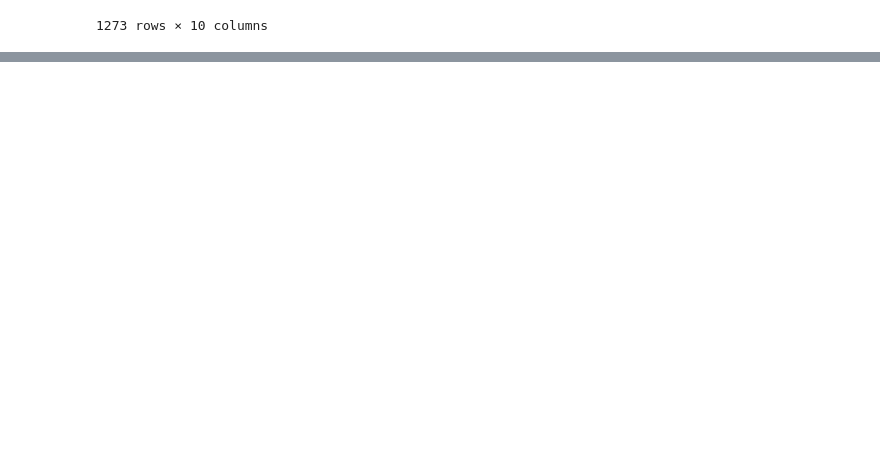
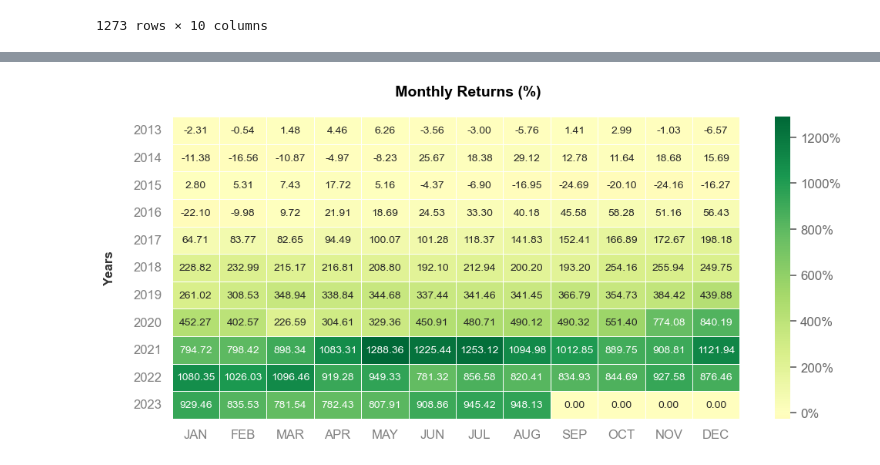
Before and after one commit to fcardosoo/Python-Mercado-Financeiro-Magic-Formula, a Jupyter notebook: Magic Formula - Modelo de Investimento com Backtest.ipynb, the cells around one changed output, grey strips where cells are left out. Saved outputs shown, nothing was run; the diff lists cells and outputs as text; code cells hidden in the pictures; blank space fills up the shorter version.

```diff
--- a/Magic Formula - Modelo de Investimento com Backtest.ipynb
+++ b/Magic Formula - Modelo de Investimento com Backtest.ipynb
@@ -247,0 +249,4 @@ rentabilidade_por_carteira
+# %%
+rentabilidade_por_carteira['retorno'].plot_monthly_heatmap()
+# %% [output]
+[figure, added]
```
Also changed, not shown: parts of 22 cells of this notebook.
